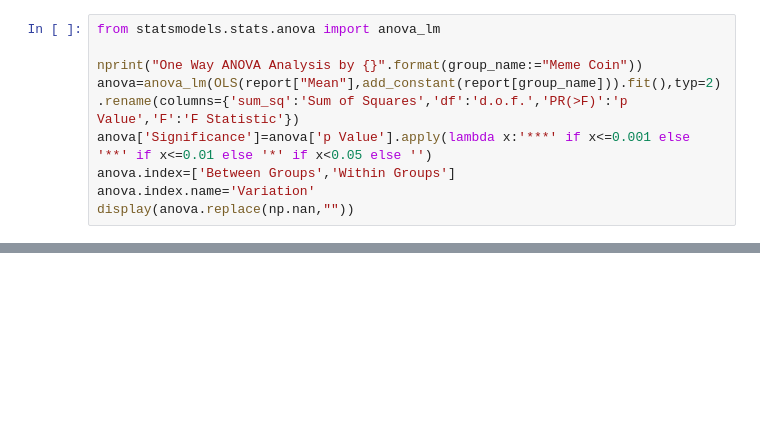
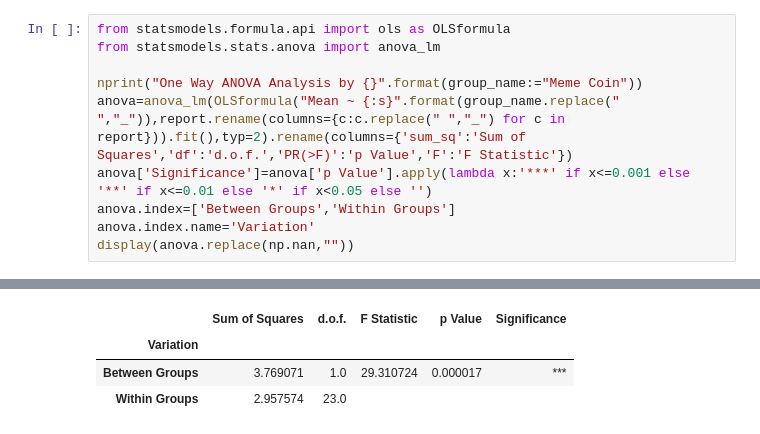
Before and after one commit to Farmhouse121/Financial-Data-Science-in-Python, a Jupyter notebook: Alphas/Retail_Crypto_Universe_Return_by_Meme_Coin.ipynb, the cells around one changed output, grey strips where cells are left out. Cells and saved outputs as stored; diff of their text form; blank space fills up the shorter version.

```diff
--- a/Alphas/Retail_Crypto_Universe_Return_by_Meme_Coin.ipynb
+++ b/Alphas/Retail_Crypto_Universe_Return_by_Meme_Coin.ipynb
@@ -177,8 +123,9 @@ Notes:
 # %%
+from statsmodels.formula.api import ols as OLSformula
 from statsmodels.stats.anova import anova_lm
 
 nprint("One Way ANOVA Analysis by {}".format(group_name:="Meme Coin"))
-anova=anova_lm(OLS(report["Mean"],add_constant(report[group_name])).fit(),typ=2).rename(columns={'sum_sq':'Sum of Squares','df':'d.o.f.','PR(>F)':'p Value','F':'F Statistic'})
+anova=anova_lm(OLSformula("Mean ~ {:s}".format(group_name.replace(" ","_")),report.rename(columns={c:c.replace(" ","_") for c in report})).fit(),typ=2).rename(columns={'sum_sq':'Sum of Squares','df':'d.o.f.','PR(>F)':'p Value','F':'F Statistic'})
 anova['Significance']=anova['p Value'].apply(lambda x:'***' if x<=0.001 else '**' if x<=0.01 else '*' if x<0.05 else '')
 anova.index=['Between Groups','Within Groups']
 anova.index.name='Variation'
@@ -187,0 +135,4 @@ NameError: name 'nprint' is not defined
+|  | Sum of Squares | d.o.f. | F Statistic | p Value | Significance |
+| Variation |  |  |  |  |  |
+| Between Groups | 3.769071 | 1.0 | 29.310724 | 0.000017 | *** |
+| Within Groups | 2.957574 | 23.0 |  |  |  |
```
Also changed, not shown: parts of 7 cells of this notebook.
